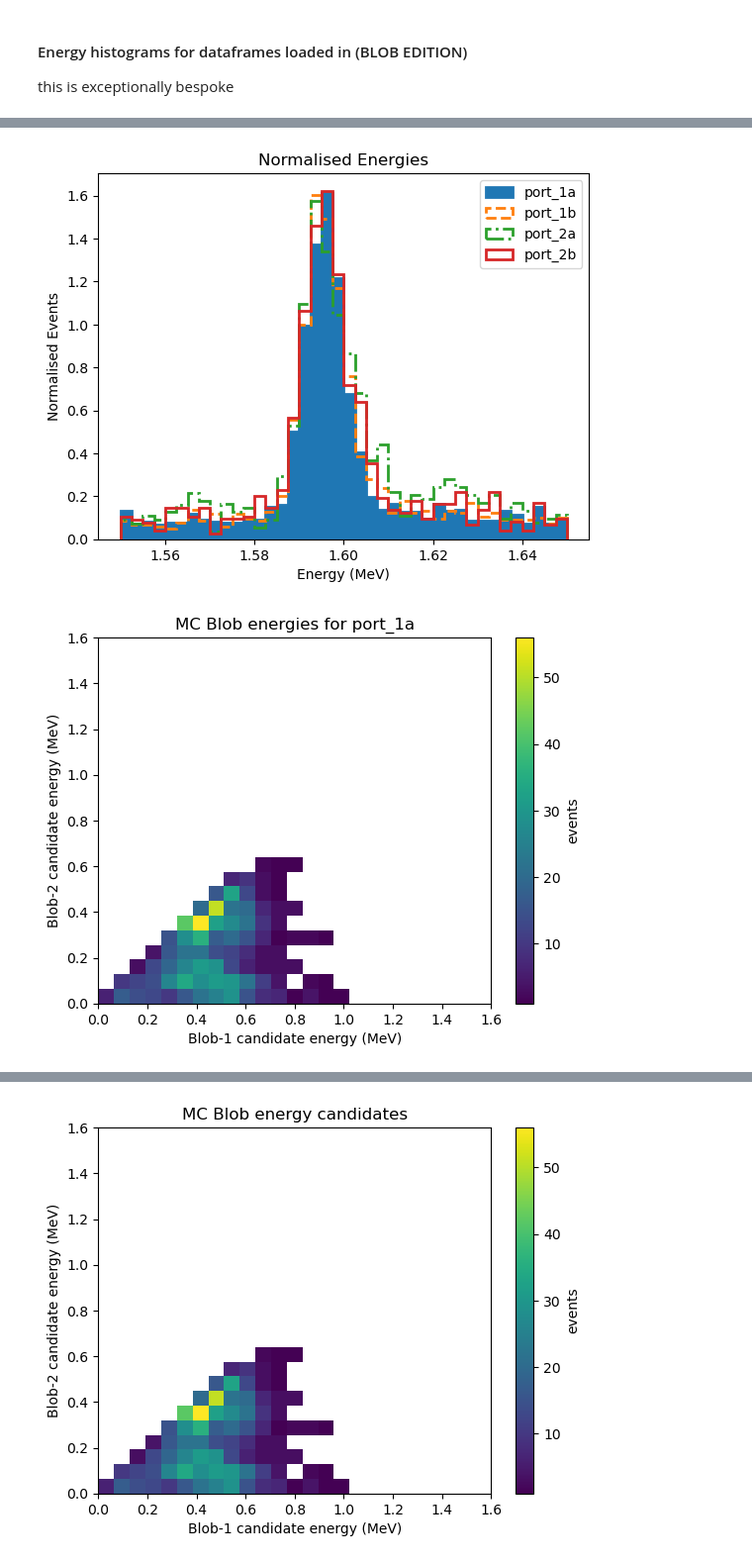
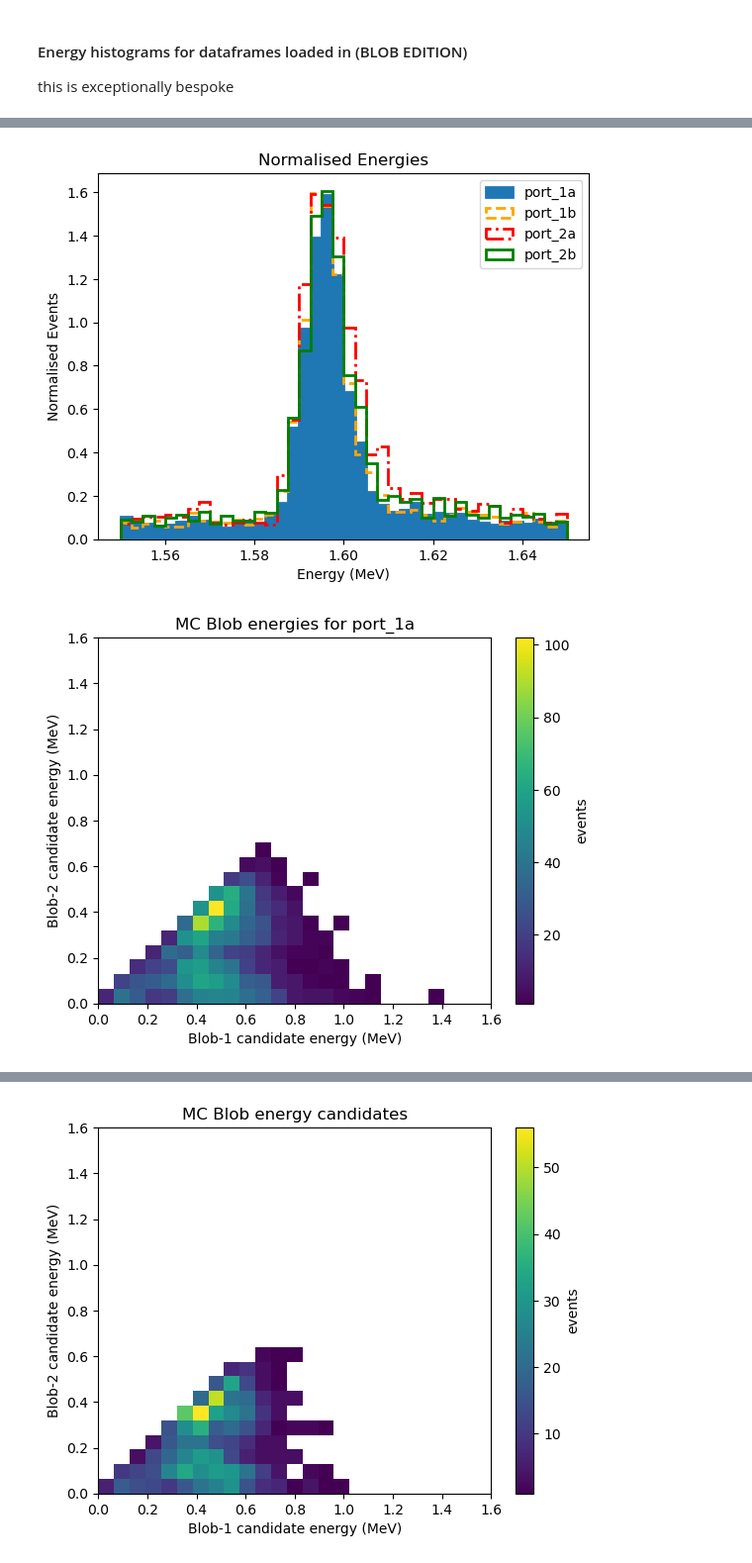
Before and after one commit to jwaiton/next_misc, a Jupyter notebook: Tl_studies/quick_notebooks/plot_blob_Es.ipynb, the cells around one changed output, grey strips where cells are left out. Shown at 99% size. Saved outputs shown, nothing was run; the diff lists cells and outputs as text; code cells hidden in the pictures.

```diff
--- a/Tl_studies/quick_notebooks/plot_blob_Es.ipynb
+++ b/Tl_studies/quick_notebooks/plot_blob_Es.ipynb
@@ -31,10 +31,10 @@ from Tl_studies.functions import isaura_analyse as isa
 directory = ''
 #directory = '../analysis_data/10x10x10_cut_data/'
 
-port_1a = pd.read_hdf(directory + 'P1A_10x10x10.h5')
-port_1b = pd.read_hdf(directory + 'P1B_10x10x10.h5')
-port_2a = pd.read_hdf(directory + 'P2A_10x10x10.h5')
-port_2b = pd.read_hdf(directory + 'P2B_10x10x10.h5')
+port_1a = pd.read_hdf(directory + 'P1A_15x15x15.h5')
+port_1b = pd.read_hdf(directory + 'P1B_15x15x15.h5')
+port_2a = pd.read_hdf(directory + 'P2A_15x15x15.h5')
+port_2b = pd.read_hdf(directory + 'P2B_15x15x15.h5')
 # %%
 display(port_1a)
 # %% [output]
@@ -62,6 +62,7 @@ port_b2 = []
 
 fill_style = [True, False, False, False]
 lin_style = ['solid', 'dashed', 'dashdot', 'solid']
+lin_col = ['tab:blue', 'orange', 'red', 'green']
 
 port_b1.append(port_1a['eblob1'].to_numpy())
 port_b1.append(port_1b['eblob1'].to_numpy())
@@ -75,33 +76,33 @@ port_b2.append(port_2b['eblob2'].to_numpy())
 
 
 port_Es.append(port_1a['energy'].to_numpy())
 port_Es.append(port_1b['energy'].to_numpy())
 port_Es.append(port_2a['energy'].to_numpy())
 port_Es.append(port_2b['energy'].to_numpy())
 
 for i in range(len(list_titles)):
     hist, bin_edges = np.histogram(port_Es[i], bins = binn)
 
     # collect weights
     weights = port_Es[i]/np.max(hist)
 
     # plot with weighting
-    plt.hist(port_Es[i], bins = binn, label = list_titles[i], range = (1.55, 1.65), weights = weights, fill = fill_style[i], histtype = 'step', linewidth = 2, linestyle = lin_style[i])
+    plt.hist(port_Es[i], bins = binn, label = list_titles[i], range = (1.55, 1.65), weights = weights, fill = fill_style[i], histtype = 'step', linewidth = 2, linestyle = lin_style[i], color = lin_col[i])
 
 plt.legend()
 plt.title("Normalised Energies")
 plt.xlabel('Energy (MeV)')
 plt.ylabel("Normalised Events")
 plt.show()
 
 # plot all the 2d histograms for each port
 for i in range(len(list_titles)):
     plt.hist2d(port_b1[i], port_b2[i], bins=(25, 25), range=((0, 1.6), (0, 1.6)), cmap='viridis', cmin=0.001)
     plt.colorbar(label='events')
     plt.xlabel("Blob-1 candidate energy (MeV)")
     plt.ylabel("Blob-2 candidate energy (MeV)")
     plt.title("MC Blob energies for {}".format(list_titles[i]))
     plt.show()
 # %% [output]
-[figure, old version]
+[figure, new version]
-[figure, old version]
+[figure, new version]
```
Also changed, not shown: parts of 5 cells of this notebook, 15 other files.
